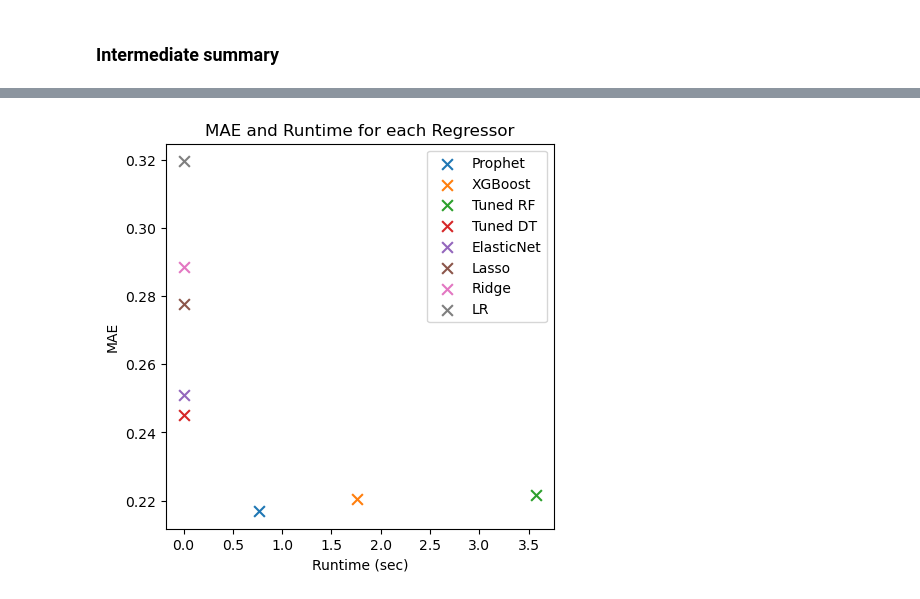
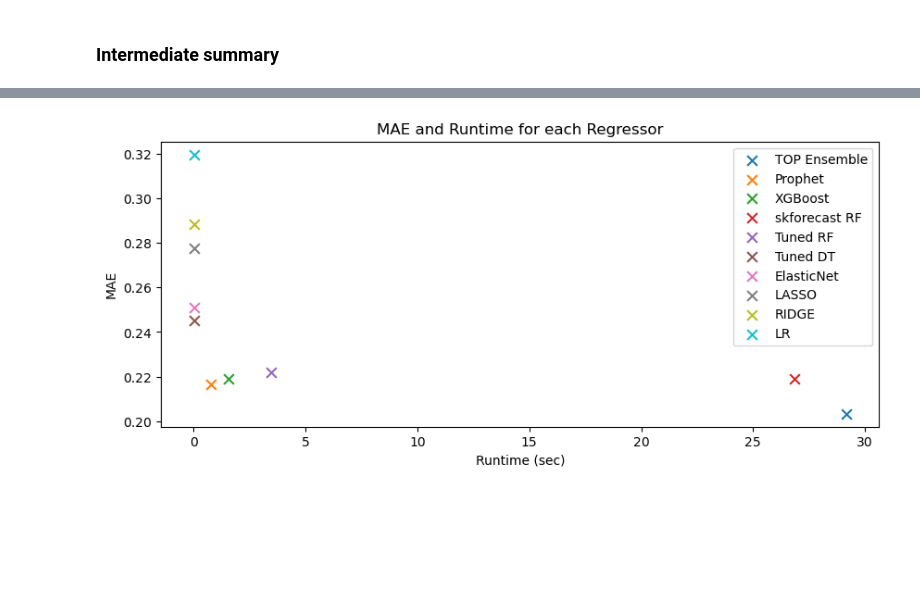
Before and after one commit to qetdr/ML-Electricity-Consumption, a Jupyter notebook: 0_CompleteNotebook.ipynb, the cells around one changed output, grey strips where cells are left out. Drawn from its saved outputs; the diff is of its cells as text; code cells hidden in the pictures; blank space fills up the shorter version.

```diff
--- a/0_CompleteNotebook.ipynb
+++ b/0_CompleteNotebook.ipynb
@@ -691,11 +719,14 @@ Let's find the predicitions for the timeframe that was also used for other model
 # %%
-preds_prophet = fcst.iloc[len(train_X):len(train_X)+len(val_X)].reset_index(drop = True)['yhat']
+predict_Prophet = fcst.iloc[len(train_X):len(train_X)+len(val_X)].reset_index(drop = True)['yhat']
 
-mae = mean_absolute_error(val_y, preds_prophet)
+mae = mean_absolute_error(val_y, predict_Prophet)
 
 print(f'MAE: {mae}')
 df_models = df_models.append({'model': 'Prophet', 'MAE': mae, 'runtime':runtime}, ignore_index = True)
 
+# Add the predictions
+df_preds['Prophet'] = predict_Prophet
+
 # Extract the predictions for test data (Kaggle)
 # predictions = fcst.iloc[-168:][['ds', 'yhat']].reset_index(drop = True)
 # predictions.head()
@@ -706,3 +737,20 @@ MAE: 0.21690303171667144
 # %%
-----MISSING
+start = time.time()
+skforecast_RF = ForecasterAutoreg(
+                regressor = RandomForestRegressor(n_estimators=1000),
+                lags      = 20
+             )
+
+skforecast_RF.fit(y= y)
+runtime = time.time() - start
+
+# Predictions
+predict_skforecast_RF = xgb_best.predict(val_X)
+mae = mean_absolute_error(val_y, predict_skforecast_RF)
+print(f'MAE: {mae}')
+
+df_models = df_models.append({'model': 'skforecast RF', 'MAE': mae, 'runtime':runtime}, ignore_index = True)
+
+# Add the predictions
+df_preds['skforecast RF'] = predict_skforecast_RF
 # %% [output]
@@ -709,0 +762,4 @@ NameError: name 'MISSING' is not defined
+# %%
+# Display the top models
+top_models = df_models.sort_values('MAE')[:3].reset_index(drop = True)
+top_models.head()
@@ -709,0 +771,12 @@ NameError: name 'MISSING' is not defined
+# %%
+# Compute the average of top model predictions
+df_preds['TOP_ensemble'] = np.mean(df_preds[top_models['model']], axis = 1)
+
+# Test the average against the validation data
+mae = mean_absolute_error(val_y, df_preds['TOP_ensemble'])
+print(f'MAE: {mae}')
+
+# Sum the runtime of individual regressors for the ensemble
+runtime = top_models['runtime'].sum()
+
+df_models = df_models.append({'model': 'TOP Ensemble', 'MAE': mae, 'runtime':runtime}, ignore_index = True)
@@ -725,17 +803,17 @@ df_models
 # %%
-plt.figure(figsize = [5, 5])
+plt.figure(figsize = [10, 4])
 
 for i in range(len(df_models)):
 
     plt.scatter(df_models['runtime'][i],
             df_models['MAE'][i],
             label = df_models['model'][i],
                marker = 'x',
                s = 60)
     plt.legend()
 plt.xlabel('Runtime (sec)')
 plt.ylabel('MAE')
 plt.title('MAE and Runtime for each Regressor')
 plt.show();
 # %% [output]
-[figure, old version]
+[figure, new version]
```
Also changed, not shown: parts of 62 cells of this notebook, 4 other files.
